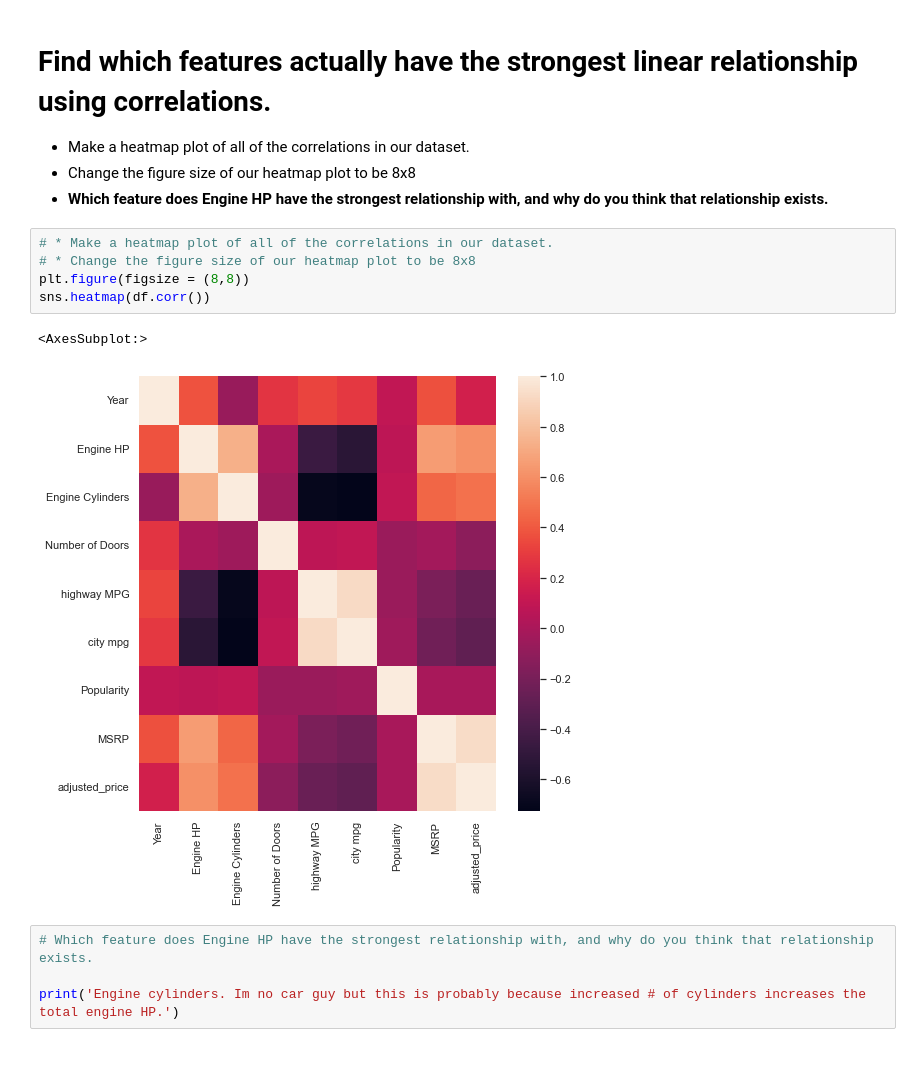
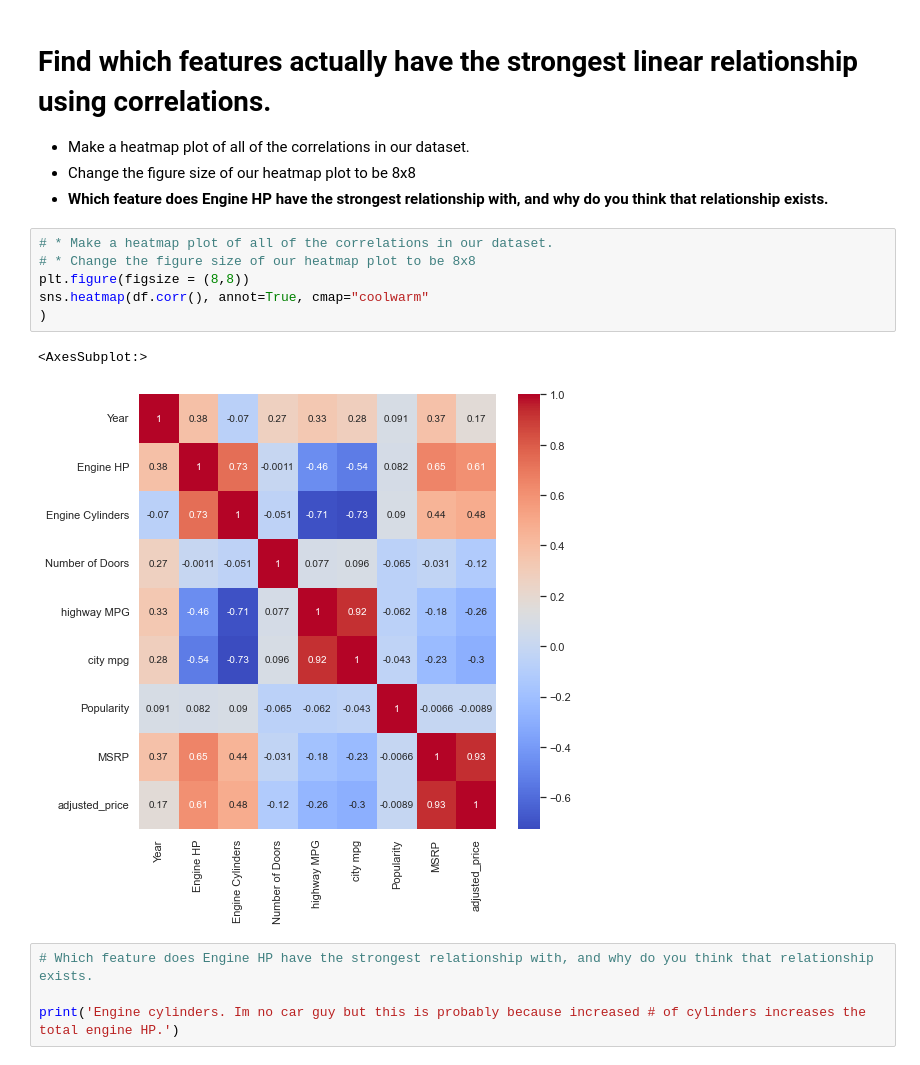
Before and after one commit to yaakoveitan/2022-fall-data-science, a Jupyter notebook: Week-02-EDA/Exercise-EDA.ipynb, the cells around one changed output. Cells and saved outputs as stored; diff of their text form.

```diff
--- a/Week-02-EDA/Exercise-EDA.ipynb
+++ b/Week-02-EDA/Exercise-EDA.ipynb
@@ -308,11 +326,12 @@ city mpg seems to have a strong linear relationship with highway mpg. shocker.
 # %%
 # * Make a heatmap plot of all of the correlations in our dataset.
 # * Change the figure size of our heatmap plot to be 8x8
 plt.figure(figsize = (8,8))
-sns.heatmap(df.corr())
+sns.heatmap(df.corr(), annot=True, cmap="coolwarm"
+)
 # %% [output]
 <AxesSubplot:>
-[figure, old version]
+[figure, new version]
 # %%
 # Which feature does Engine HP have the strongest relationship with, and why do you think that relationship exists.
 
```
Also changed, not shown: parts of 5 cells of this notebook.
